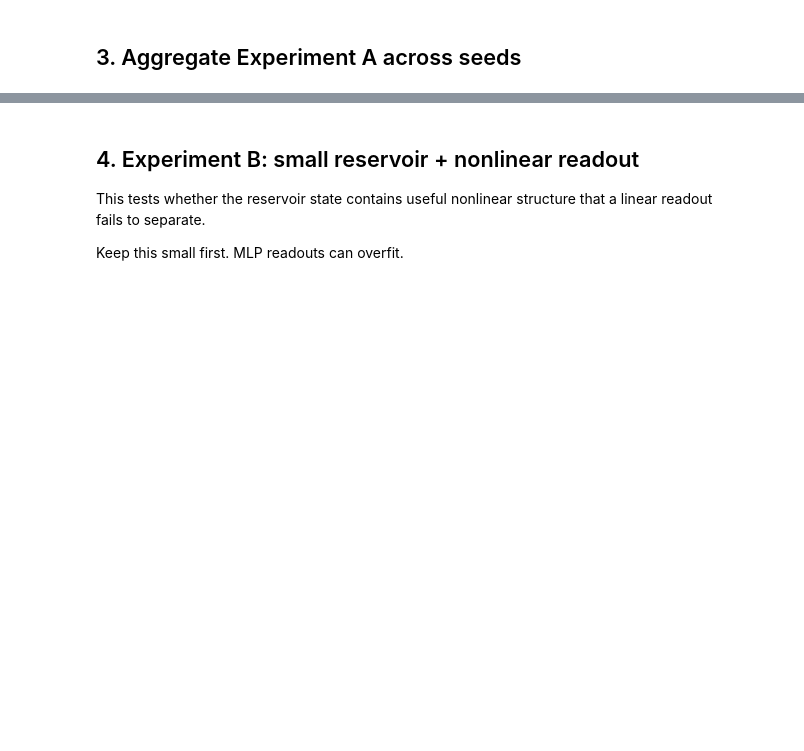
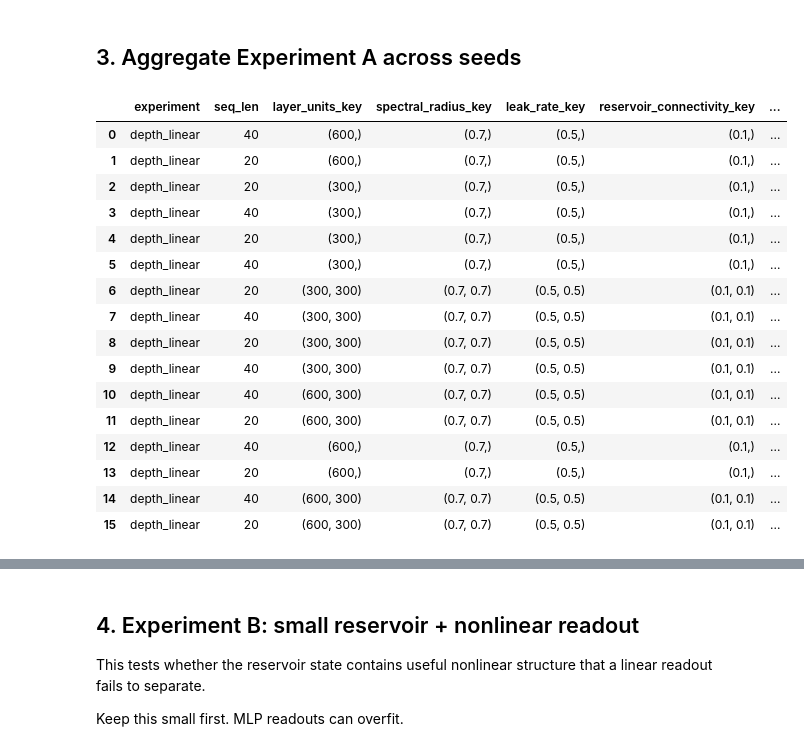
Before and after one commit to friedsam/qpitome-qrc-volatility, a Jupyter notebook: notebooks/05_deep_esn_and_readout_benchmark.ipynb, the cells around one changed output, grey strips where cells are left out. Saved outputs shown, nothing was run; the diff lists cells and outputs as text; code cells hidden in the pictures; blank space fills up the shorter version.

```diff
--- a/notebooks/05_deep_esn_and_readout_benchmark.ipynb
+++ b/notebooks/05_deep_esn_and_readout_benchmark.ipynb
@@ -147,37 +209,69 @@ depth_summary.head(20)
 # %% [markdown]
 ## 3. Aggregate Experiment A across seeds
 # %%
+def make_hashable_key(x):
+    if isinstance(x, dict):
+        return str(sorted(x.items()))
+    if isinstance(x, list):
+        return str(tuple(x))
+    return str(x)
+
+for d in [depth_summary]:
+    d["layer_units_key"] = d["layer_units"].map(make_hashable_key)
+    d["spectral_radius_key"] = d["spectral_radius"].map(make_hashable_key)
+    d["leak_rate_key"] = d["leak_rate"].map(make_hashable_key)
+    d["reservoir_connectivity_key"] = d["reservoir_connectivity"].map(make_hashable_key)
+    d["readout_params_key"] = d["readout_params"].map(make_hashable_key)
+
 group_cols = [
     "experiment",
     "seq_len",
-    "layer_units",
-    "spectral_radius",
-    "leak_rate",
-    "reservoir_connectivity",
+    "layer_units_key",
+    "spectral_radius_key",
+    "leak_rate_key",
+    "reservoir_connectivity_key",
     "pooling",
     "state_mode",
     "readout_kind",
     "readout_scale_states",
-    "readout_params",
+    "readout_params_key",
 ]
 
 depth_agg = (
     depth_summary
     .groupby(group_cols, as_index=False)
     .agg(
         mean_val_pr_auc=("val_pr_auc", "mean"),
         std_val_pr_auc=("val_pr_auc", "std"),
         mean_val_f1=("val_f1_class_1", "mean"),
         mean_val_precision=("val_precision_class_1", "mean"),
         mean_val_recall=("val_recall_class_1", "mean"),
         mean_test_pr_auc=("test_pr_auc", "mean"),
         mean_test_f1=("test_f1_class_1", "mean"),
         n_seeds=("val_pr_auc", "size"),
     )
     .sort_values("mean_val_pr_auc", ascending=False)
     .reset_index(drop=True)
 )
 
 depth_agg.head(20)
+# %% [output]
+|  | experiment | seq_len | layer_units_key | spectral_radius_key | leak_rate_key | reservoir_connectivity_key | ... |
+| 0 | depth_linear | 40 | (600,) | (0.7,) | (0.5,) | (0.1,) | ... |
+| 1 | depth_linear | 20 | (600,) | (0.7,) | (0.5,) | (0.1,) | ... |
+| 2 | depth_linear | 20 | (300,) | (0.7,) | (0.5,) | (0.1,) | ... |
+| 3 | depth_linear | 40 | (300,) | (0.7,) | (0.5,) | (0.1,) | ... |
+| 4 | depth_linear | 20 | (300,) | (0.7,) | (0.5,) | (0.1,) | ... |
+| 5 | depth_linear | 40 | (300,) | (0.7,) | (0.5,) | (0.1,) | ... |
+| 6 | depth_linear | 20 | (300, 300) | (0.7, 0.7) | (0.5, 0.5) | (0.1, 0.1) | ... |
+| 7 | depth_linear | 40 | (300, 300) | (0.7, 0.7) | (0.5, 0.5) | (0.1, 0.1) | ... |
+| 8 | depth_linear | 20 | (300, 300) | (0.7, 0.7) | (0.5, 0.5) | (0.1, 0.1) | ... |
+| 9 | depth_linear | 40 | (300, 300) | (0.7, 0.7) | (0.5, 0.5) | (0.1, 0.1) | ... |
+| 10 | depth_linear | 40 | (600, 300) | (0.7, 0.7) | (0.5, 0.5) | (0.1, 0.1) | ... |
+| 11 | depth_linear | 20 | (600, 300) | (0.7, 0.7) | (0.5, 0.5) | (0.1, 0.1) | ... |
+| 12 | depth_linear | 40 | (600,) | (0.7,) | (0.5,) | (0.1,) | ... |
+| 13 | depth_linear | 20 | (600,) | (0.7,) | (0.5,) | (0.1,) | ... |
+| 14 | depth_linear | 40 | (600, 300) | (0.7, 0.7) | (0.5, 0.5) | (0.1, 0.1) | ... |
+| 15 | depth_linear | 20 | (600, 300) | (0.7, 0.7) | (0.5, 0.5) | (0.1, 0.1) | ... |
 # %%
 plot_df = depth_agg.sort_values("mean_val_pr_auc", ascending=True).tail(20)
```
Also changed, not shown: parts of 15 cells of this notebook, 16 other files.
